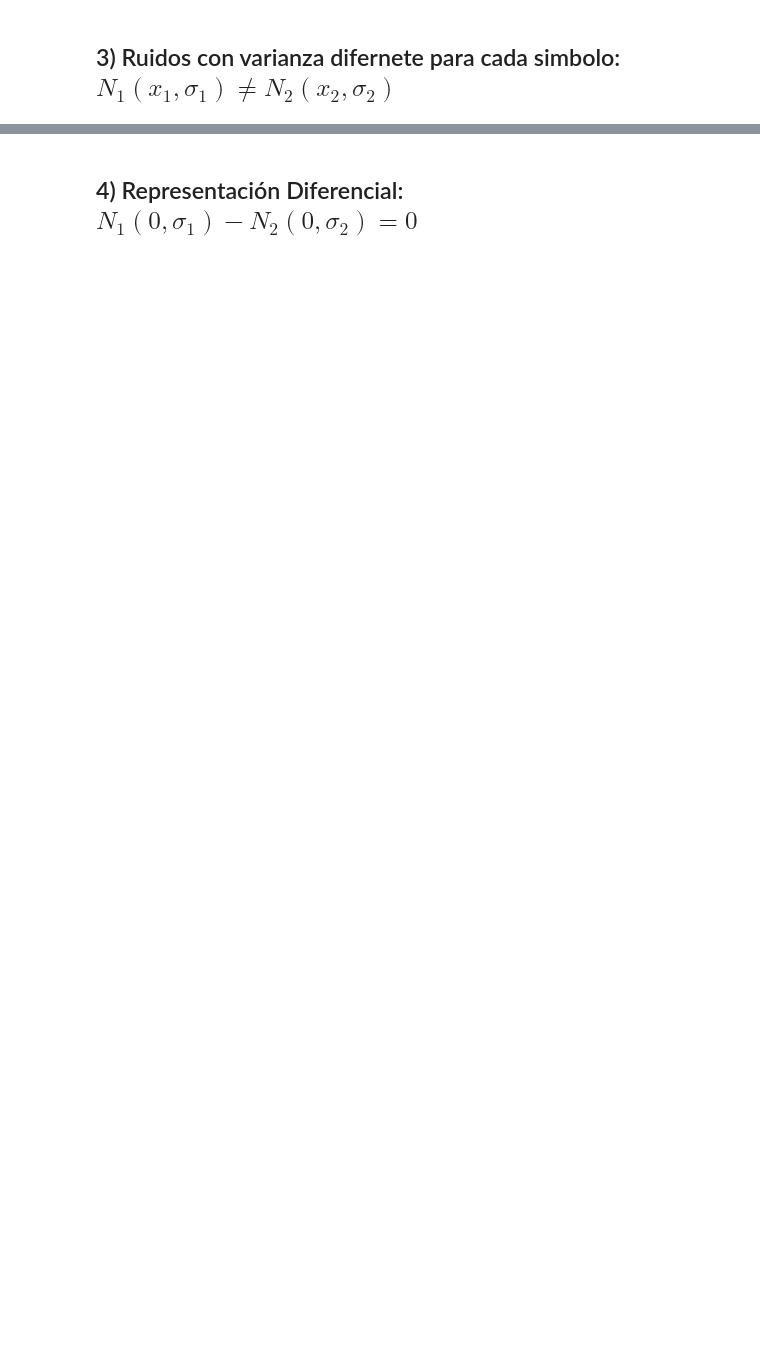
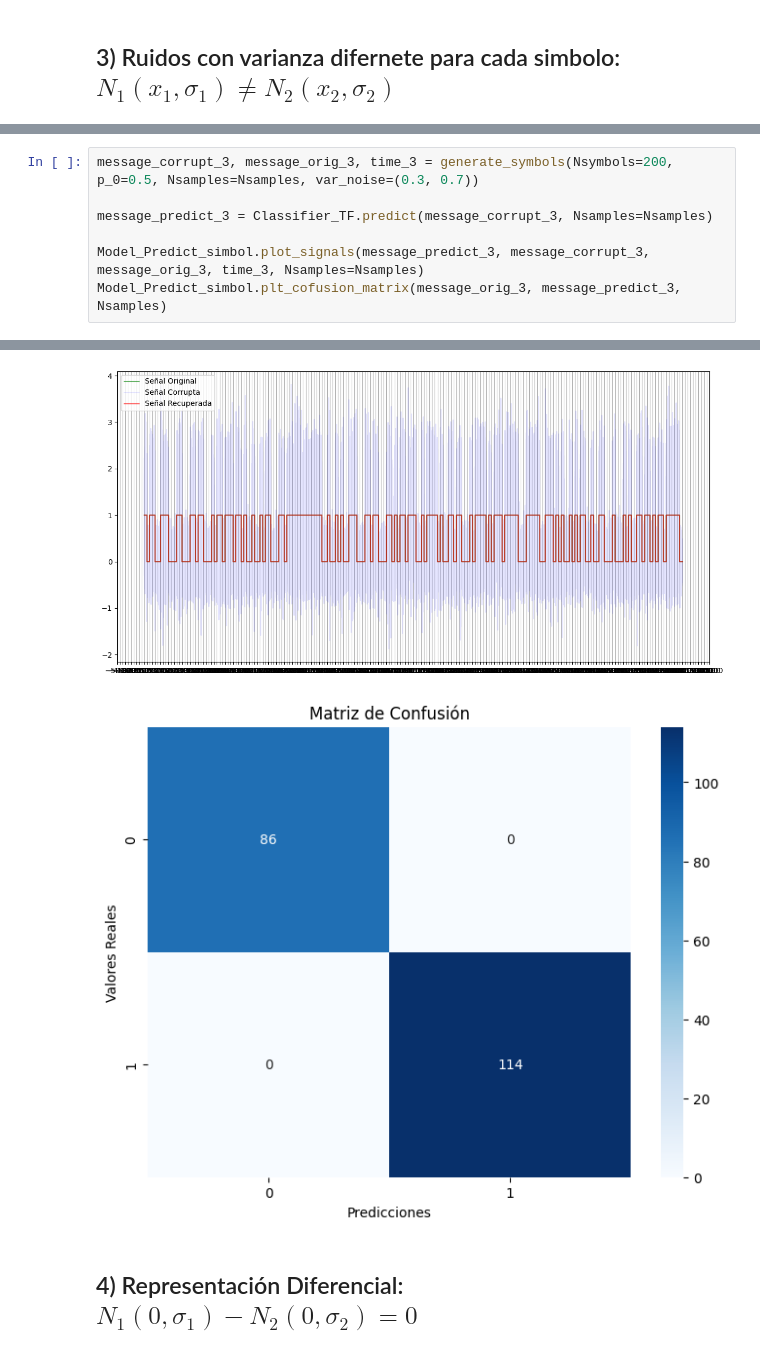
Before and after one commit to JCardenas05/Teoria_Se-ales, a Jupyter notebook: Taller_5/Taller_7_MLP.ipynb, the cells around one changed output, grey strips where cells are left out. Drawn from its saved outputs; the diff is of its cells as text; blank space fills up the shorter version.

```diff
--- a/Taller_5/Taller_7_MLP.ipynb
+++ b/Taller_5/Taller_7_MLP.ipynb
@@ -317,0 +322,8 @@ plt.show()
+# %%
+message_corrupt_3, message_orig_3, time_3 = generate_symbols(Nsymbols=200, p_0=0.5, Nsamples=Nsamples, var_noise=(0.3, 0.7))
+
+message_predict_3 = Classifier_TF.predict(message_corrupt_3, Nsamples=Nsamples)
+
+Model_Predict_simbol.plot_signals(message_predict_3, message_corrupt_3, message_orig_3, time_3, Nsamples=Nsamples)
+Model_Predict_simbol.plt_cofusion_matrix(message_orig_3, message_predict_3, Nsamples)
+# %% [output]
@@ -318,3 +331,5 @@ plt.show()
+[figure, added]
+[figure, added]
 # %% [markdown]
 ## 4) Representación Diferencial: $N_1(0,\sigma_1)-N_2(0,\sigma_2)=0$
 # %%
```
Also changed, not shown: parts of 13 cells of this notebook, 3 other files.
